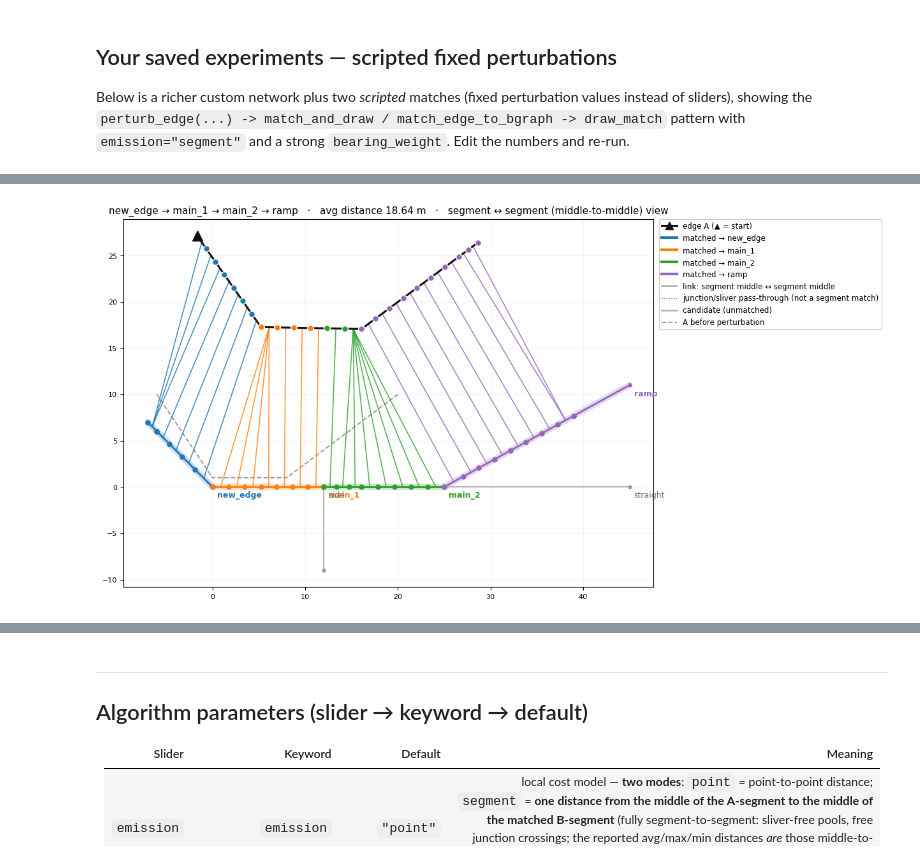
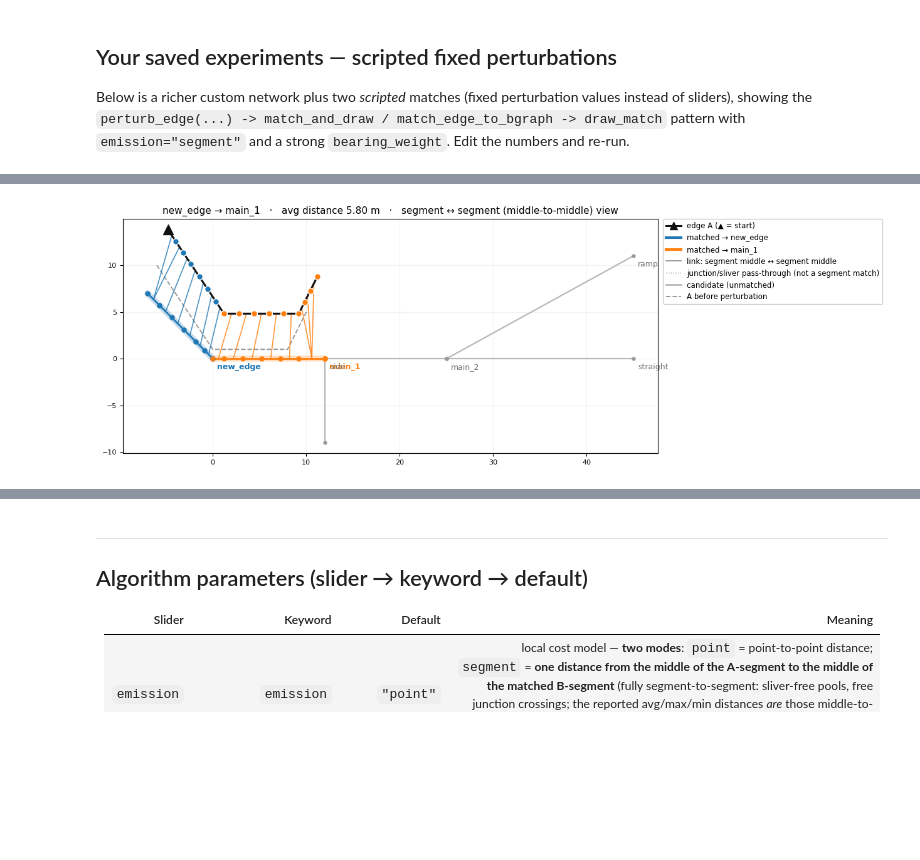
Before and after one commit to Khoshkhah/network-matching, a Jupyter notebook: notebooks/graph_dtw_playground.ipynb, the cells around one changed output, grey strips where cells are left out. Saved outputs shown, nothing was run; the diff lists cells and outputs as text; code cells hidden in the pictures; blank space fills up the shorter version.

```diff
--- a/notebooks/graph_dtw_playground.ipynb
+++ b/notebooks/graph_dtw_playground.ipynb
@@ -130,7 +130,7 @@ Below is a richer custom network plus two *scripted* matches (fixed perturbation
 of sliders), showing the `perturb_edge(...) -> match_and_draw / match_edge_to_bgraph -> draw_match`
 pattern with `emission="segment"` and a strong `bearing_weight`. Edit the numbers and re-run.
 # %%
-my_a = [(-6,10), (0, 1), (8, 1), (20, 10)]            # the edge to match (drawn black)
+my_a = [(-6,10), (0, 1), (8, 1), (10, 5)]            # the edge to match (drawn black)
 
 my_b_edges = [
     ("main_1",  [(0, 0), (12, 0)]),           # chain along A...
@@ -146,15 +146,14 @@ playground(my_a, my_b_edges)
 VBox(children=(HBox(children=(Dropdown(description='emission', index=1, layout=Layout(width='340px'), options=…
 [interactive output not drawn]
 # %%
-A = perturb_edge(my_a, shift=-3,
-                 translate=20, translate_bearing=20)#, noise=1)   # 4 m west
+A = perturb_edge(my_a, shift=4)#, noise=1)   # 4 m west
 
 B = to_edges(my_b_edges)
 res = match_edge_to_bgraph(A.tolist(), B, snap_tolerance_m=0.5, step_meters=2.0,
                            emission="segment", debug=True, bearing_weight=1)
 draw_match(A, B, res, original_a=my_a)
 plt.show()
 # %% [output]
-[figure, old version]
+[figure, new version]
 # %%
 A = perturb_edge(my_a, rotate=10, shift=-5, noise=1, seed=3,
```
Also changed, not shown: parts of 3 cells of this notebook, 3 other files.
